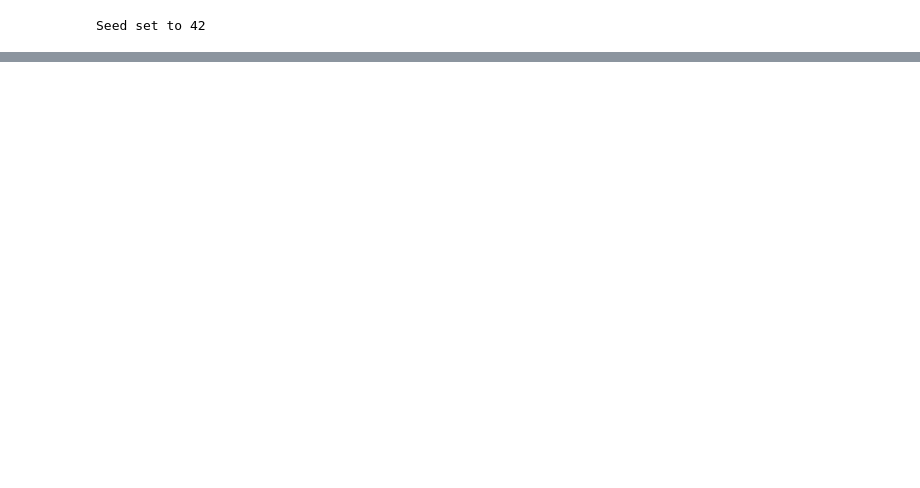
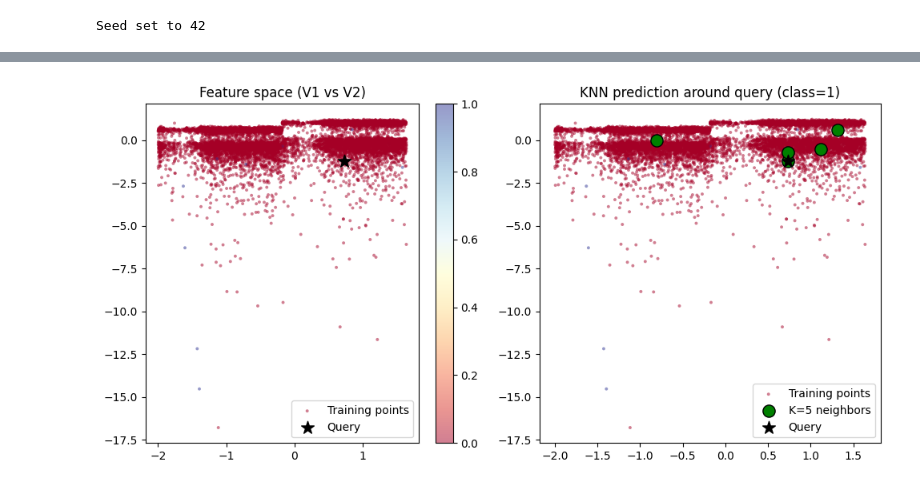
Before and after one commit to doughnut923/ai_playground, a Jupyter notebook: gnn/gnn_fraud_tutorial.ipynb, the cells around one changed output, grey strips where cells are left out. Cells and saved outputs as stored; diff of their text form; code cells hidden in the pictures; blank space fills up the shorter version.

```diff
--- a/gnn/gnn_fraud_tutorial.ipynb
+++ b/gnn/gnn_fraud_tutorial.ipynb
@@ -149,16 +51,0 @@ df_raw.head(3)
-# %%
-target_col = 'isFraud'
-if target_col not in df_raw.columns:
-    raise ValueError('Expected isFraud column in IEEE-CIS training data.')
-
-class_counts = df_raw[target_col].value_counts().sort_index()
-fraud_rate = float(df_raw[target_col].mean())
-print('Class counts (0=legit, 1=fraud):')
-print(class_counts)
-print(f'Fraud rate: {fraud_rate:.4f}')
-
-plt.figure(figsize=(5, 3))
-plt.bar(['Legit (0)', 'Fraud (1)'], [class_counts.get(0, 0), class_counts.get(1, 0)], color=['steelblue', 'crimson'])
-plt.title('IEEE-CIS class imbalance')
-plt.ylabel('Count')
-plt.show()
@@ -338 +222,82 @@ else:
+# %%
+from sklearn.neighbors import KNeighborsClassifier
+import matplotlib.pyplot as plt
+
+X = df.drop(columns=['Class'])
+y = df['Class']
+
+X_train, _, y_train, _ = train_test_split(
+    X, y, test_size=0.7, stratify=y, random_state=42
+)
+
+# Reset indices so NumPy row positions and labels stay aligned
+X_train = X_train.reset_index(drop=True)
+y_train = y_train.reset_index(drop=True)
+y_train_np = y_train.to_numpy()
+
+scaler = StandardScaler()
+X_scaled = scaler.fit_transform(X_train)
+
+knn = KNeighborsClassifier(n_neighbors=5)
+knn.fit(X_scaled, y_train)
+
+# Choose a fraud sample by POSITION (not DataFrame index label)
+fraud_positions = np.flatnonzero(y_train_np == 1)
+if len(fraud_positions) == 0:
+    raise ValueError('No fraud samples found in training split.')
+
+query_pos = np.random.choice(fraud_positions)
+query = X_scaled[query_pos].reshape(1, -1)
+distances, indices = knn.kneighbors(query, n_neighbors=5)
+
+# Plot first 2 feature dimensions for a quick visualization
+n_plot = min(10000, len(X_scaled))
+plt.figure(figsize=(10, 5))
+plt.subplot(121)
+scatter = plt.scatter(
+    X_scaled[:n_plot, 0],
+    X_scaled[:n_plot, 1],
+    c=y_train_np[:n_plot],
+    cmap='RdYlBu',
+    alpha=0.5,
+    s=8,
+    linewidths=0,
+    rasterized=True,
+    label='Training points',
+)
+plt.scatter(query[0, 0], query[0, 1], color='black', s=140, marker='*', label='Query')
+plt.colorbar(scatter)
+plt.title('Feature space (V1 vs V2)')
+plt.legend(loc='best')
+
+plt.subplot(122)
+neighbors = X_scaled[indices[0]]
+plt.scatter(
+    X_scaled[:n_plot, 0],
+    X_scaled[:n_plot, 1],
+    c=y_train_np[:n_plot],
+    cmap='RdYlBu',
+    alpha=0.5,
+    s=8,
+    linewidths=0,
+    rasterized=True,
+    label='Training points',
+)
+plt.scatter(
+    neighbors[:, 0],
+    neighbors[:, 1],
+    color='green',
+    s=120,
+    marker='o',
+    edgecolors='black',
+    label='K=5 neighbors',
+)
+plt.scatter(query[0, 0], query[0, 1], color='black', s=140, marker='*', label='Query')
+pred_class = int(knn.predict(query)[0])
+plt.title(f'KNN prediction around query (class={pred_class})')
+plt.legend(loc='best')
+plt.tight_layout()
+plt.show()
+# %% [output]
+[figure, added]
 # %% [markdown]
```
Also changed, not shown: parts of 37 cells of this notebook, 13 other files.
